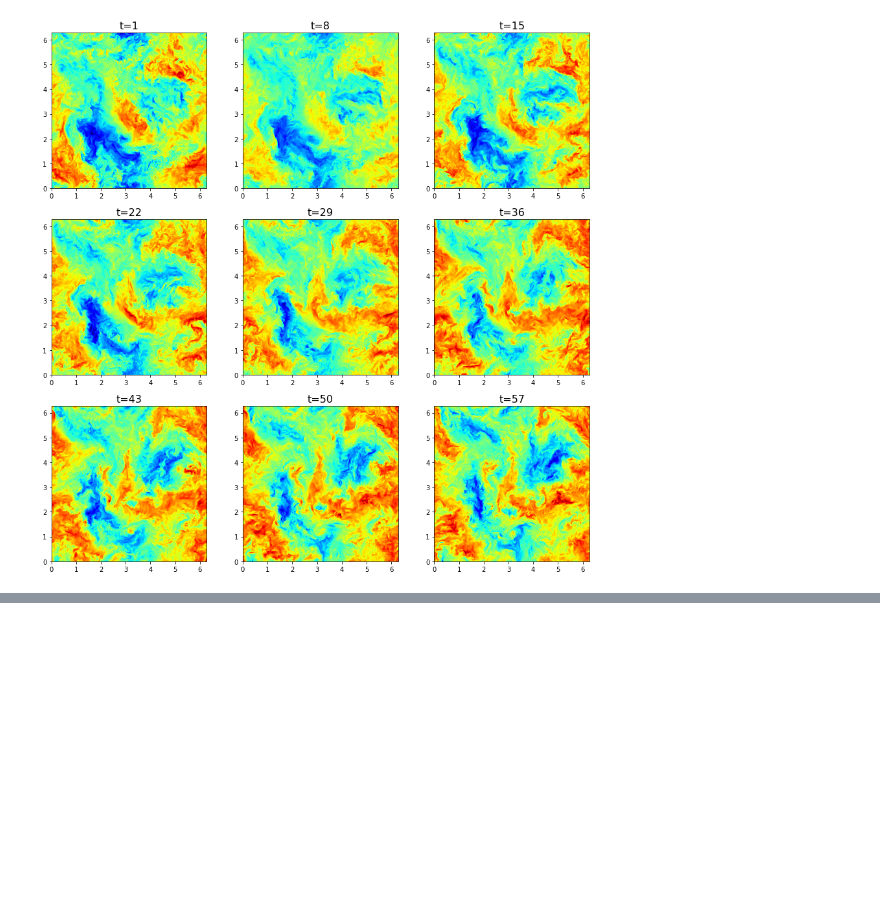
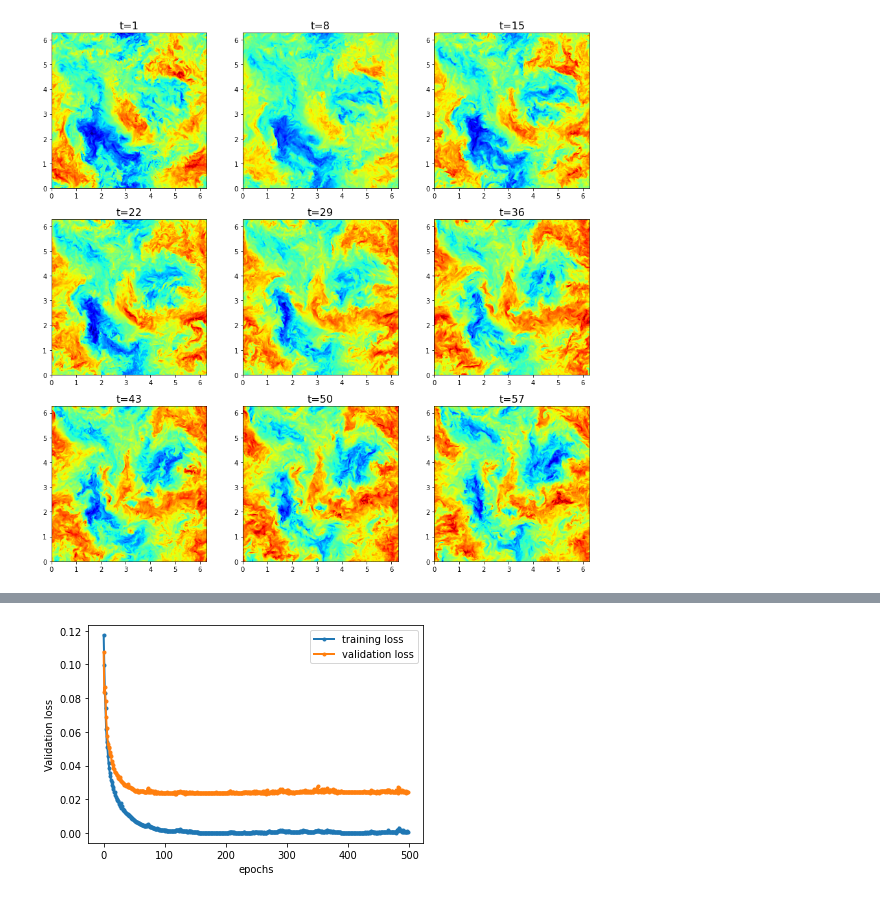
Before and after one commit to dvenkata/AMATH590, a Jupyter notebook: 02_FlowMaps.ipynb, the cells around one changed output, grey strips where cells are left out. Saved outputs shown, nothing was run; the diff lists cells and outputs as text; code cells hidden in the pictures; blank space fills up the shorter version.

```diff
--- a/02_FlowMaps.ipynb
+++ b/02_FlowMaps.ipynb
@@ -90,2 +132,13 @@ Epoch 500/500
+# %%
+idx0 = 1
+plt.figure()
+plt.plot(History.history['loss'][idx0:], '.-', lw=2)
+plt.plot(History.history['val_loss'][idx0:], '.-', lw=2)
+plt.xlabel('epochs')
+plt.ylabel('Validation loss')
+plt.legend(['training loss', 'validation loss'])
+plt.show()
+# %% [output]
+[figure, added]
 # %%
 #Attempt reconstructing time trajectory
```
Also changed, not shown: parts of 7 cells of this notebook.
